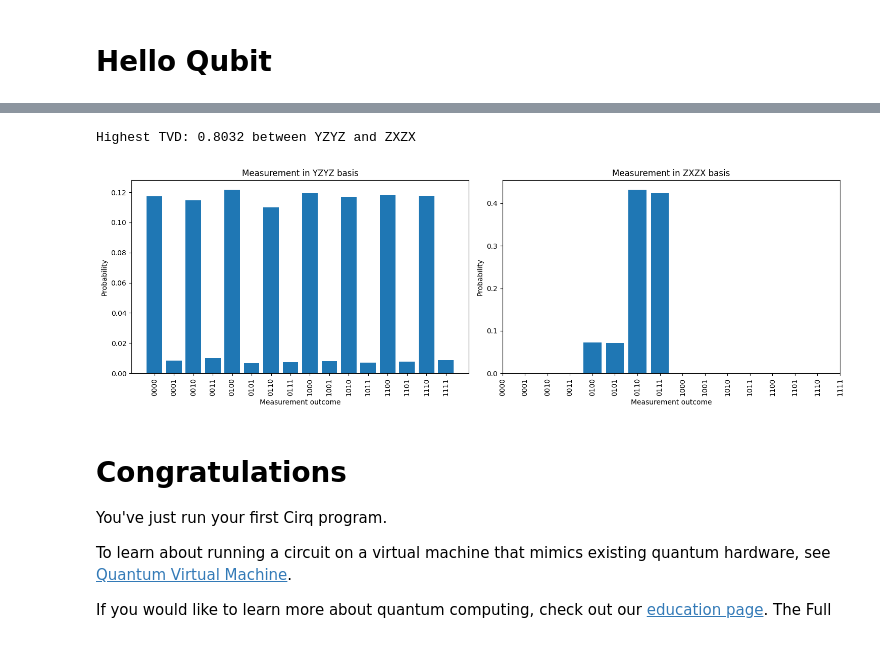
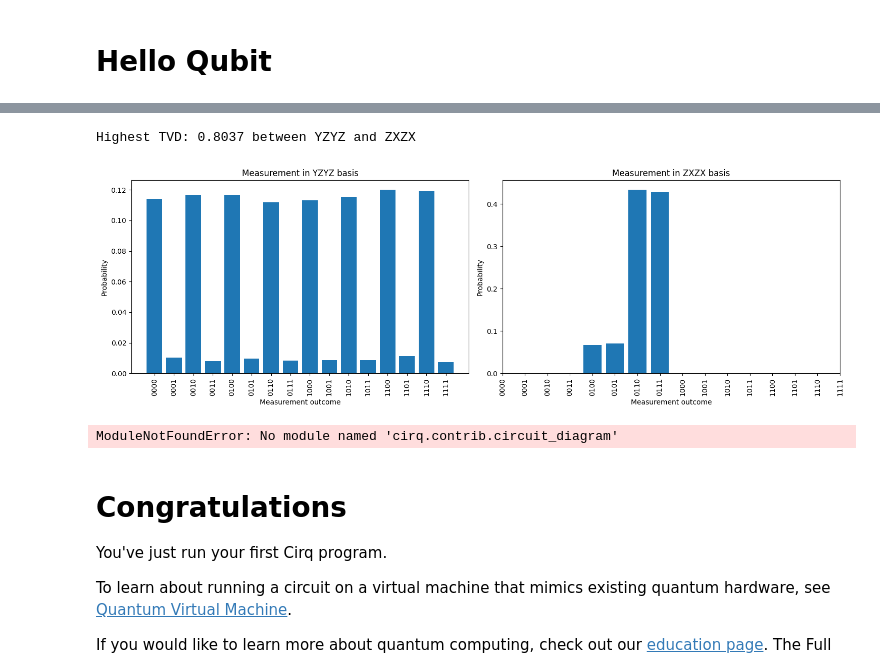
Before and after one commit to BrianGirardiRice/Public, a Jupyter notebook: docs/start/start.ipynb, the cells around one changed output, grey strips where cells are left out. Cells and saved outputs as stored; diff of their text form; code cells hidden in the pictures.

```diff
--- a/docs/start/start.ipynb
+++ b/docs/start/start.ipynb
@@ -188,35 +189,39 @@ print("Histogram with all outcomes:", all_outcomes)
 # Display the calculated conditional probabilities
 print(conditional_probabilities)'''
 
 bases = ['XXXX', 'YYYY', 'ZZZZ', 'XYXY', 'XZXZ', 'YXYX', 'YZYZ', 'ZXZX', 'ZYZY']
 probabilities = {basis: simulate_and_get_probabilities(circuit, basis) for basis in bases}
 
 tvds = {}
 for (basis1, basis2) in combinations(bases, 2):
     tvd = calculate_tvd(probabilities[basis1], probabilities[basis2])
     tvds[(basis1, basis2)] = tvd
 
 max_tvd_pair = max(tvds, key=tvds.get)
 max_tvd = tvds[max_tvd_pair]
 
 print(f"Highest TVD: {max_tvd:.4f} between {max_tvd_pair[0]} and {max_tvd_pair[1]}")
 
 # Plot histograms for the pair with highest TVD
 fig, (ax1, ax2) = plt.subplots(1, 2, figsize=(15, 5))
 
 for ax, basis in zip((ax1, ax2), max_tvd_pair):
     ax.bar(probabilities[basis].keys(), probabilities[basis].values())
     ax.set_title(f'Measurement in {basis} basis')
     ax.set_xlabel('Measurement outcome')
     ax.set_ylabel('Probability')
     ax.set_xticks(range(16))
     ax.set_xticklabels([f'{i:04b}' for i in range(16)], rotation=90)
 
 plt.tight_layout()
 plt.show()
+
+diagram = ccdiagram.circuit_diagram(circuit)
+display(diagram)
 # %% [output]
-Highest TVD: 0.8032 between YZYZ and ZXZX
+Highest TVD: 0.8037 between YZYZ and ZXZX
-[figure, old version]
+[figure, new version]
+ModuleNotFoundError: No module named 'cirq.contrib.circuit_diagram'
 # %% [markdown]
 # Congratulations
 You've just run your first Cirq program.
```
Also changed, not shown: parts of 1 cell of this notebook.
